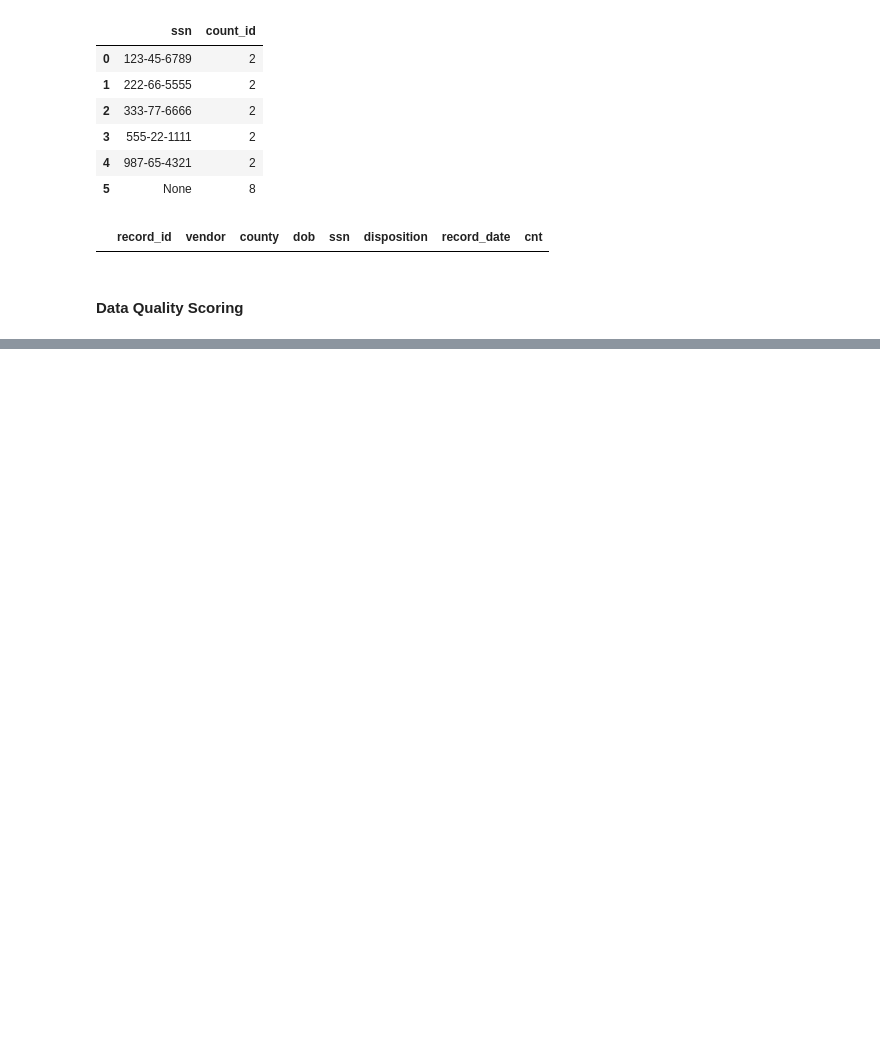
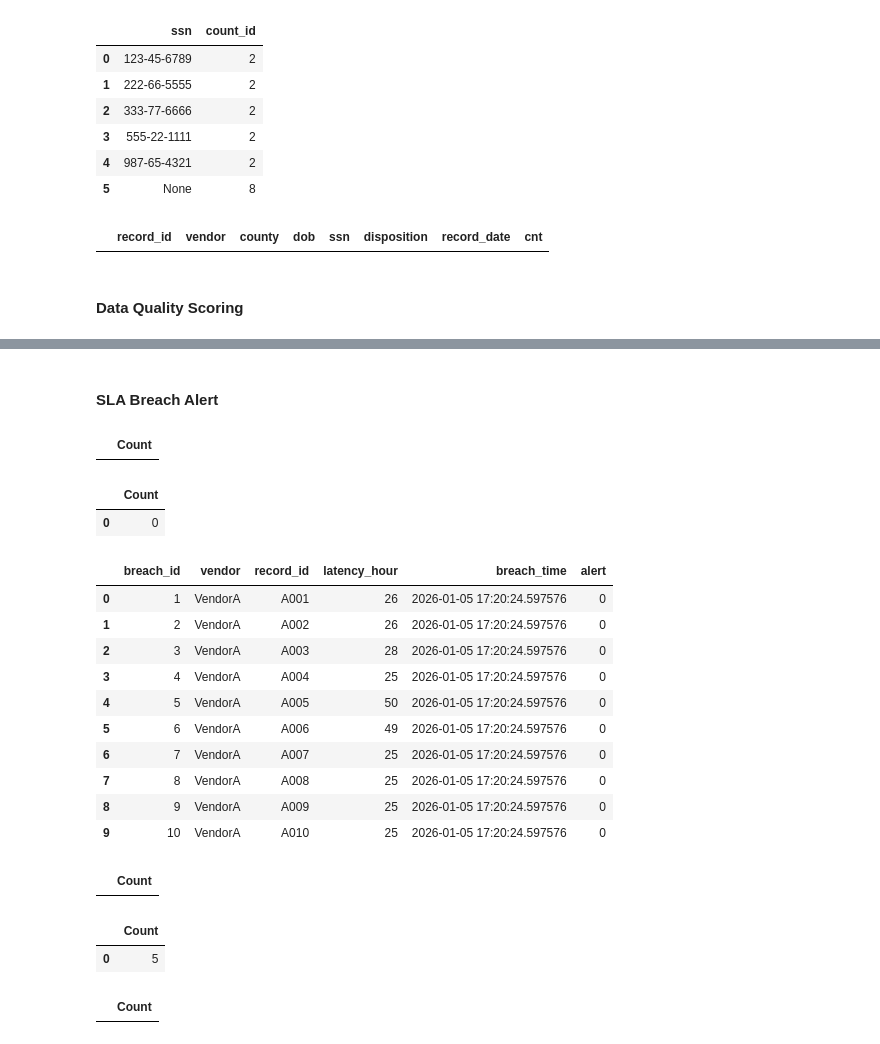
Before and after one commit to SunlongNgouv/Vendor-Data-Quality-SLA-Analysis, a Jupyter notebook: models/Exploratory_data.ipynb, the cells around one changed output, grey strips where cells are left out. Drawn from its saved outputs; the diff is of its cells as text; code cells hidden in the pictures; blank space fills up the shorter version.

Commit message:
complete project and create a management report

```diff
--- a/models/Exploratory_data.ipynb
+++ b/models/Exploratory_data.ipynb
@@ -373,0 +393,80 @@ GROUP BY vendor
+# %% [markdown]
+#### SLA Breach Alert
+# %%
+%%sql
+-- Create a new tabele to call sequencing rows
+CREATE SEQUENCE IF NOT EXISTS breach_seq START 1;
+
+-- Create a new table to store SLA Breach Log
+CREATE TABLE IF NOT EXISTS sla_breach_log(
+    breach_id INT DEFAULT nextval('breach_seq') PRIMARY KEY,
+    vendor VARCHAR(100),
+    record_id VARCHAR(100),
+    latency_hour INT,
+    breach_time TIMESTAMP DEFAULT CURRENT_TIMESTAMP,
+    alert TINYINT DEFAULT 0
+)
+# %% [output]
+|  | Count |
+# %%
+%%sql
+-- Flag and insert SLA breach to the log table
+INSERT INTO sla_breach_log(vendor, record_id, latency_hour)
+
+SELECT v.vendor, v.record_id, v.latency_hour
+FROM vendor_mis_value AS v
+WHERE v.latency_hour > 24
+    AND NOT EXISTS (
+        SELECT 1
+            FROM sla_breach_log AS b
+            WHERE b.vendor = v.vendor AND b.record_id = v.record_id AND b.latency_hour = v.latency_hour)
+# %% [output]
+|  | Count |
+| 0 | 0 |
+# %%
+%%sql
+-- View log
+SELECT * FROM sla_breach_log
+# %% [output]
+|  | breach_id | vendor | record_id | latency_hour | breach_time | alert |
+| 0 | 1 | VendorA | A001 | 26 | 2026-01-05 17:20:24.597576 | 0 |
+| 1 | 2 | VendorA | A002 | 26 | 2026-01-05 17:20:24.597576 | 0 |
+| 2 | 3 | VendorA | A003 | 28 | 2026-01-05 17:20:24.597576 | 0 |
+| 3 | 4 | VendorA | A004 | 25 | 2026-01-05 17:20:24.597576 | 0 |
+| 4 | 5 | VendorA | A005 | 50 | 2026-01-05 17:20:24.597576 | 0 |
+| 5 | 6 | VendorA | A006 | 49 | 2026-01-05 17:20:24.597576 | 0 |
+| 6 | 7 | VendorA | A007 | 25 | 2026-01-05 17:20:24.597576 | 0 |
+| 7 | 8 | VendorA | A008 | 25 | 2026-01-05 17:20:24.597576 | 0 |
+| 8 | 9 | VendorA | A009 | 25 | 2026-01-05 17:20:24.597576 | 0 |
+| 9 | 10 | VendorA | A010 | 25 | 2026-01-05 17:20:24.597576 | 0 |
+# %%
+%%sql
+-- Create email to send the log
+CREATE TABLE IF NOT EXISTS vendor_alert_contact (
+    vendor VARCHAR(100),
+    username VARCHAR(100),
+    email VARCHAR(255)
+)
+# %% [output]
+|  | Count |
+# %%
+%%sql
+INSERT INTO vendor_alert_contact(vendor, username, email)
+    VALUES('VendorA', 'Alice Nguyen',   'alice.nguyen@vendorA.com'),
+        ('VendorB', 'Brian Chen',     'brian.chen@vendorA.com'),
+        ('VendorC', 'Cathy Tran',     'cathy.tran@vendorA.com'),
+        ('VendorD', 'Daniel Wu',      'daniel.wu@vendorA.com'),
+        ('VendorE', 'Emily Pham',     'emily.pham@vendorA.com')
+# %% [output]
+|  | Count |
+| 0 | 5 |
+# %%
+%%sql
+-- Create SLA breach report
+CREATE OR REPLACE VIEW sla_breach_report AS(
+SELECT s.breach_id, s.vendor, s.record_id, s.latency_hour, s.breach_time, v.username, v.email, s.alert
+FROM sla_breach_log as s
+INNER JOIN vendor_alert_contact as v
+ON s.vendor = v.vendor)
+# %% [output]
+|  | Count |
```
Also changed, not shown: parts of 15 cells of this notebook, 5 other files.
